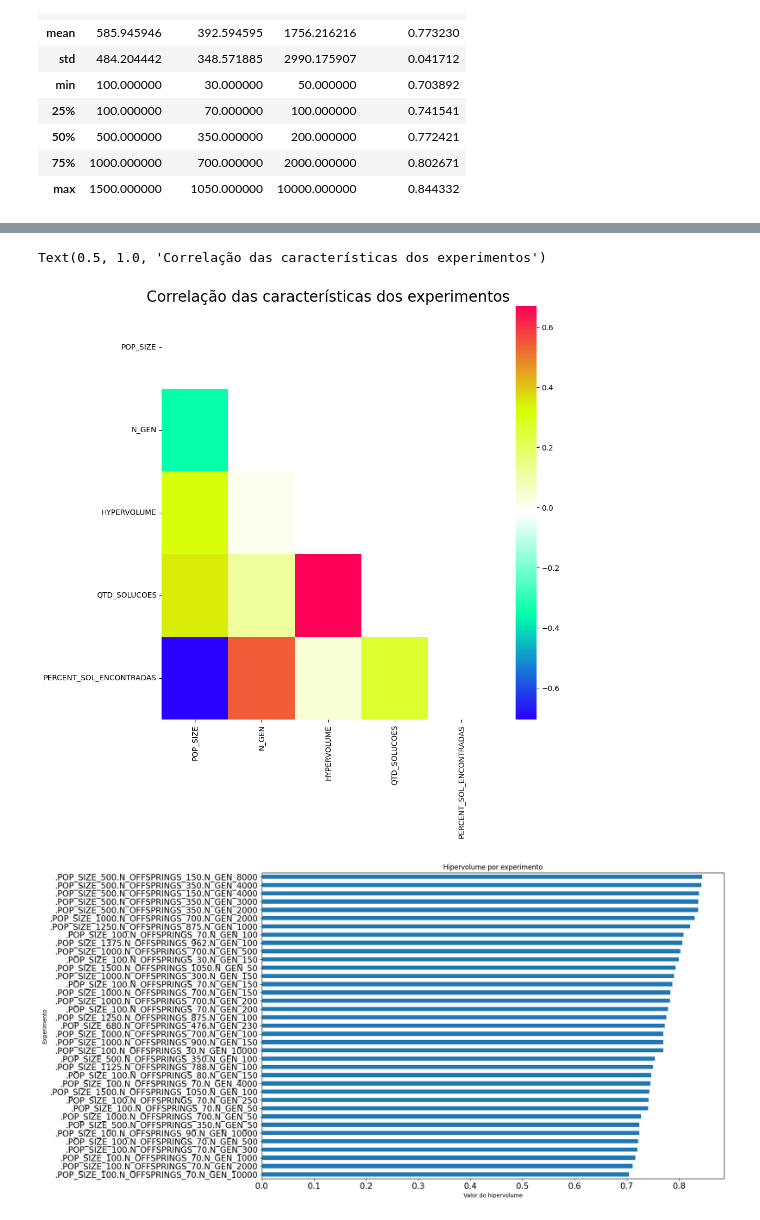
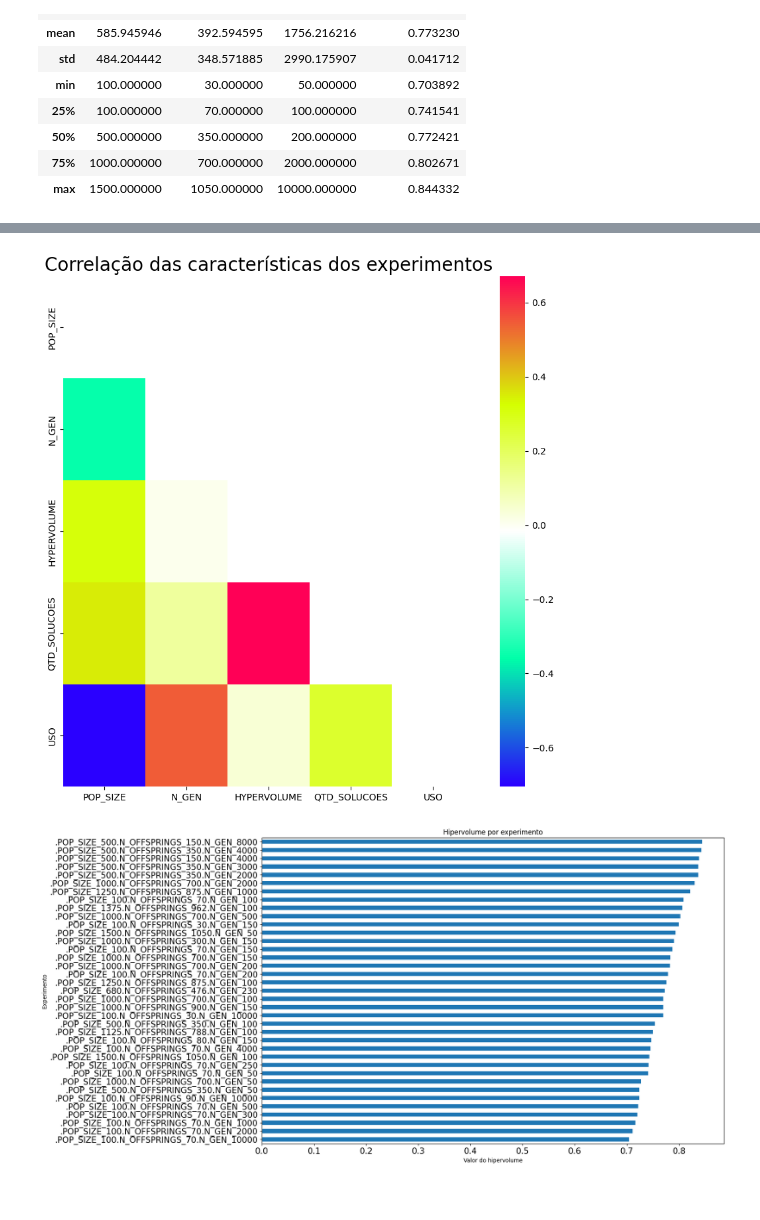
Before and after one commit to brucelucien/2023-notario-mba-tcc-dados-publicos, a Jupyter notebook: avaliacao.ipynb, the cells around one changed output, grey strips where cells are left out. Cells and saved outputs as stored; diff of their text form; code cells hidden in the pictures.

```diff
--- a/avaliacao.ipynb
+++ b/avaliacao.ipynb
@@ -78,7 +79,7 @@ df_hypervolume
 | 35 | .POP_SIZE_500.N_OFFSPRINGS_150.N_... | 500 | 150 | 4000 | 0.838393 | 2024-02-08 15:41:15.408135 | 0.3 | 500 |
 | 36 | .POP_SIZE_500.N_OFFSPRINGS_150.N_... | 500 | 150 | 8000 | 0.844332 | 2024-02-08 17:17:58.817168 | 0.3 | 500 |
 # %%
-df_hypervolume['PERCENT_SOL_ENCONTRADAS'] = df_hypervolume['QTD_SOLUCOES'] / df_hypervolume['POP_SIZE']
+df_hypervolume['USO'] = df_hypervolume['QTD_SOLUCOES'] / df_hypervolume['POP_SIZE']
 df_hypervolume
 # %% [output]
 |  | ID | POP_SIZE | N_OFFSPRINGS | N_GEN | HYPERVOLUME | TIMESTAMP | TAXA_DESCENDENTES | QTD_SOLUCOES | ... |
@@ -132,28 +133,28 @@ df_hypervolume.sort_values(by=COLUNAS_ORDENACAO_HYPERVOLUME, ascending=False)
 # %%
 correlacao = df_hypervolume.sort_values(
     by=["POP_SIZE", "N_GEN", "N_OFFSPRINGS", "HYPERVOLUME"], ascending=False
 )[
     [
         "POP_SIZE",
         "N_GEN",
         "HYPERVOLUME",
         "QTD_SOLUCOES",
-        "PERCENT_SOL_ENCONTRADAS",
+        "USO",
     ]
 ].corr('pearson')
 labels = correlacao.to_numpy()
 fig, ax = plt.subplots(figsize=(10, 10))
 sns.heatmap(
     correlacao,
     mask=np.triu(np.ones_like(correlacao, dtype=bool)),
     cmap=sns.palettes.blend_palette(
         ["#2A00FF", "#00FFA9", "#FFFFFF", "#D5FF00", "#FF0056"], 60, ax
     ),
 )
 ax.set_title("Correlação das características dos experimentos", fontsize=20)
+plt.savefig(f"{ENDERECO_IMAGENS}grafico.correlacao_caracteristicas_experimentos.png")
 # %% [output]
-Text(0.5, 1.0, 'Correlação das características dos experimentos')
-[figure, old version]
+[figure, new version]
 # %%
 df_hypervolume.sort_values(by=COLUNAS_ORDENACAO_HYPERVOLUME, ascending=False)[
     ["POP_SIZE", "N_OFFSPRINGS", "N_GEN", "HYPERVOLUME", "ID"]
```
Also changed, not shown: parts of 12 cells of this notebook, 10 other files.
